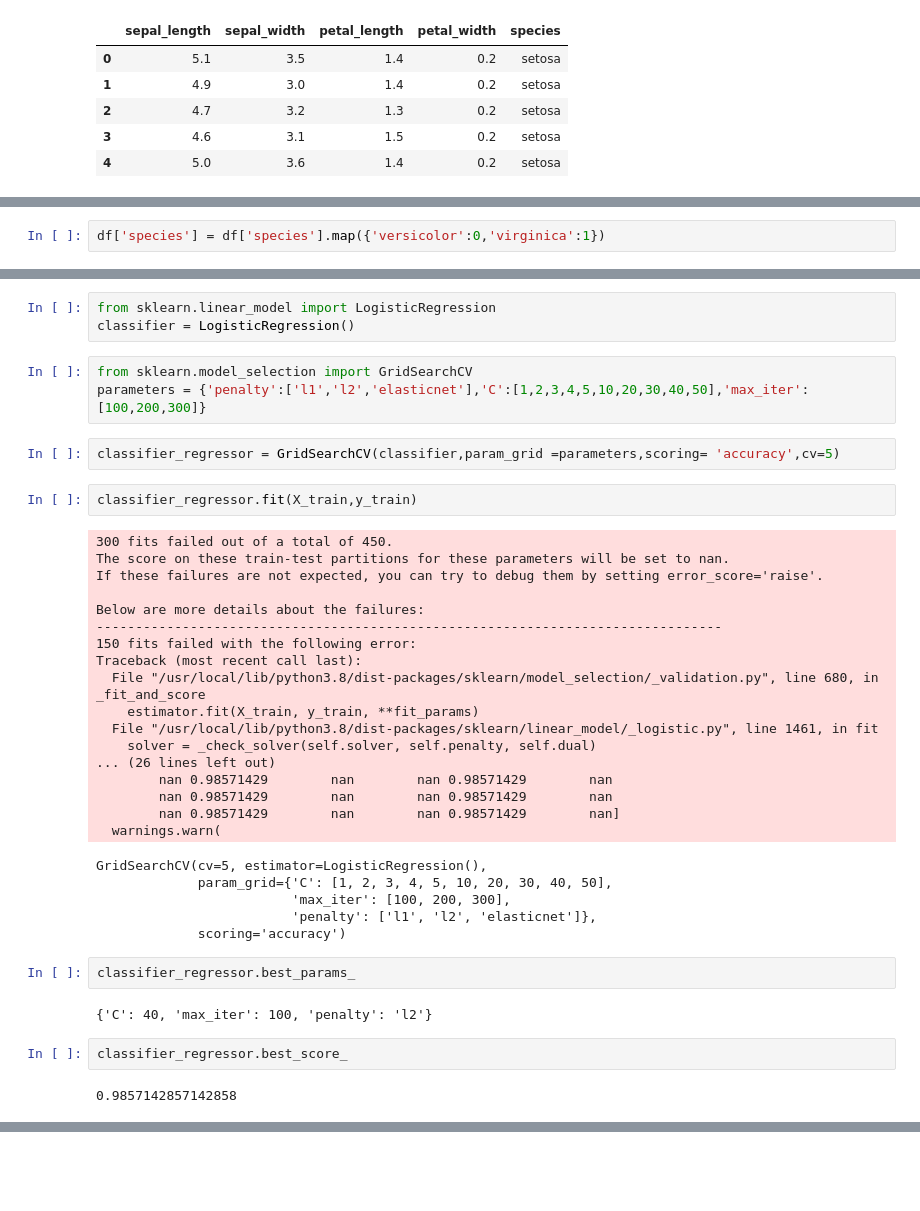
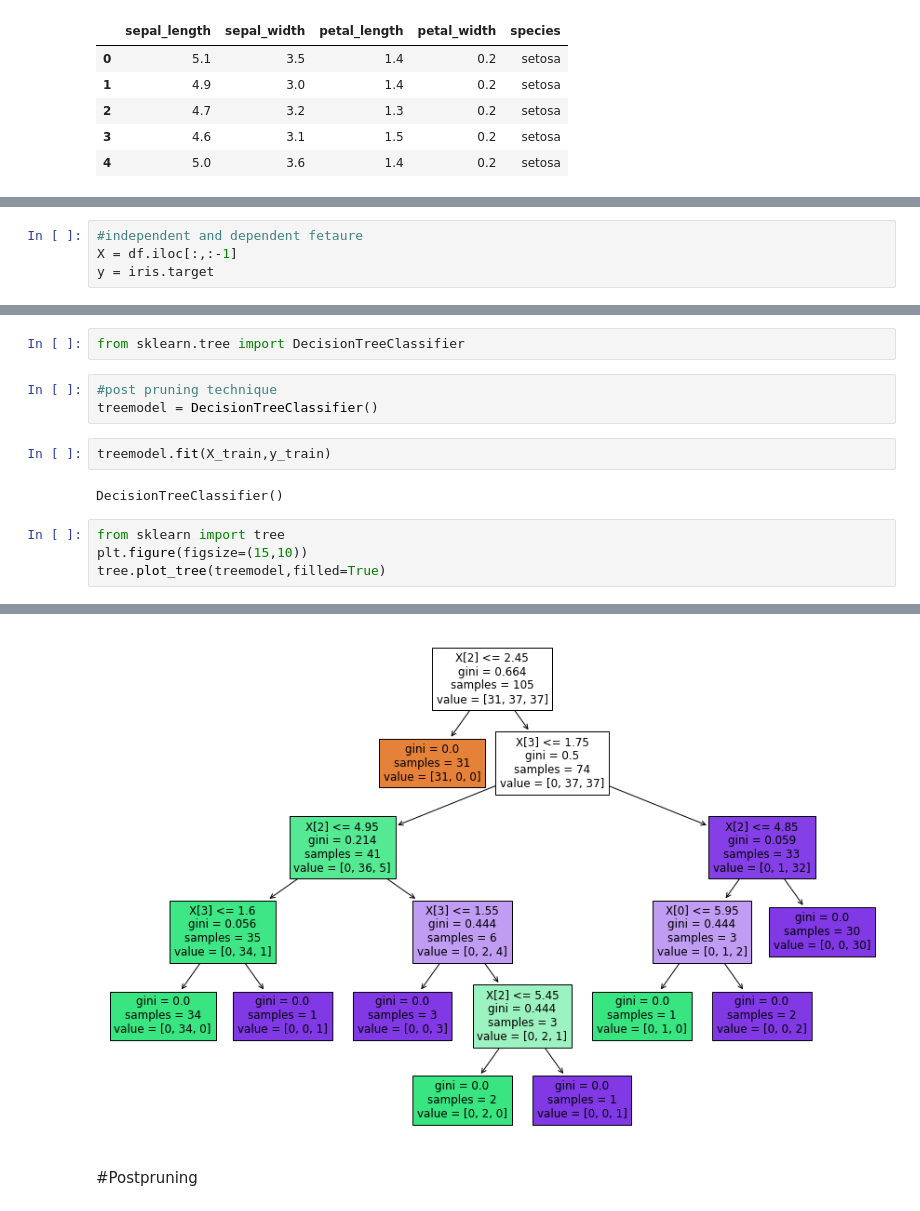
Before and after one commit to manixha/MachineLearning, a Jupyter notebook: Iris.ipynb, the cells around one changed output, grey strips where cells are left out. Saved outputs shown, nothing was run; the diff lists cells and outputs as text; blank space fills up the shorter version.

Commit message:
Decision Tree Classifier

```diff
--- a/Iris.ipynb
+++ b/Iris.ipynb
@@ -41,2 +72,0 @@ df.head()
-# %%
-df['species'] = df['species'].map({'versicolor':0,'virginica':1})
@@ -63,0 +73,4 @@ y = df.iloc[:,-1]
+# %%
+#independent and dependent fetaure
+X = df.iloc[:,:-1]
+y = iris.target
@@ -67,41 +122,14 @@ X_train,X_test,y_train,y_test = train_test_split(X,y,test_size=0.3,random_state=
 # %%
-from sklearn.linear_model import LogisticRegression
-classifier = LogisticRegression()
+from sklearn.tree import DecisionTreeClassifier
-# %%
-from sklearn.model_selection import GridSearchCV
-parameters = {'penalty':['l1','l2','elasticnet'],'C':[1,2,3,4,5,10,20,30,40,50],'max_iter':[100,200,300]}
-# %%
-classifier_regressor = GridSearchCV(classifier,param_grid =parameters,scoring= 'accuracy',cv=5)
+# %%
+#post pruning technique
+treemodel = DecisionTreeClassifier()
 # %%
-classifier_regressor.fit(X_train,y_train)
+treemodel.fit(X_train,y_train)
 # %% [output]
-300 fits failed out of a total of 450.
-The score on these train-test partitions for these parameters will be set to nan.
-If these failures are not expected, you can try to debug them by setting error_score='raise'.
-
-Below are more details about the failures:
---------------------------------------------------------------------------------
-150 fits failed with the following error:
-Traceback (most recent call last):
-  File "/usr/local/lib/python3.8/dist-packages/sklearn/model_selection/_validation.py", line 680, in _fit_and_score
-    estimator.fit(X_train, y_train, **fit_params)
-  File "/usr/local/lib/python3.8/dist-packages/sklearn/linear_model/_logistic.py", line 1461, in fit
-    solver = _check_solver(self.solver, self.penalty, self.dual)
-... (26 lines left out)
-        nan 0.98571429        nan        nan 0.98571429        nan
-        nan 0.98571429        nan        nan 0.98571429        nan
-        nan 0.98571429        nan        nan 0.98571429        nan]
-  warnings.warn(
+DecisionTreeClassifier()
-GridSearchCV(cv=5, estimator=LogisticRegression(),
-             param_grid={'C': [1, 2, 3, 4, 5, 10, 20, 30, 40, 50],
-                         'max_iter': [100, 200, 300],
-                         'penalty': ['l1', 'l2', 'elasticnet']},
-             scoring='accuracy')
-# %%
-classifier_regressor.best_params_
-# %% [output]
-{'C': 40, 'max_iter': 100, 'penalty': 'l2'}
-# %%
-classifier_regressor.best_score_
-# %% [output]
-0.9857142857142858
+# %%
+from sklearn import tree
+plt.figure(figsize=(15,10))
+tree.plot_tree(treemodel,filled=True)
+# %% [output]
@@ -107,0 +153,3 @@ classifier_regressor.best_score_
+[figure, added]
+# %% [markdown]
+#Postpruning
```
Also changed, not shown: parts of 42 cells of this notebook.
